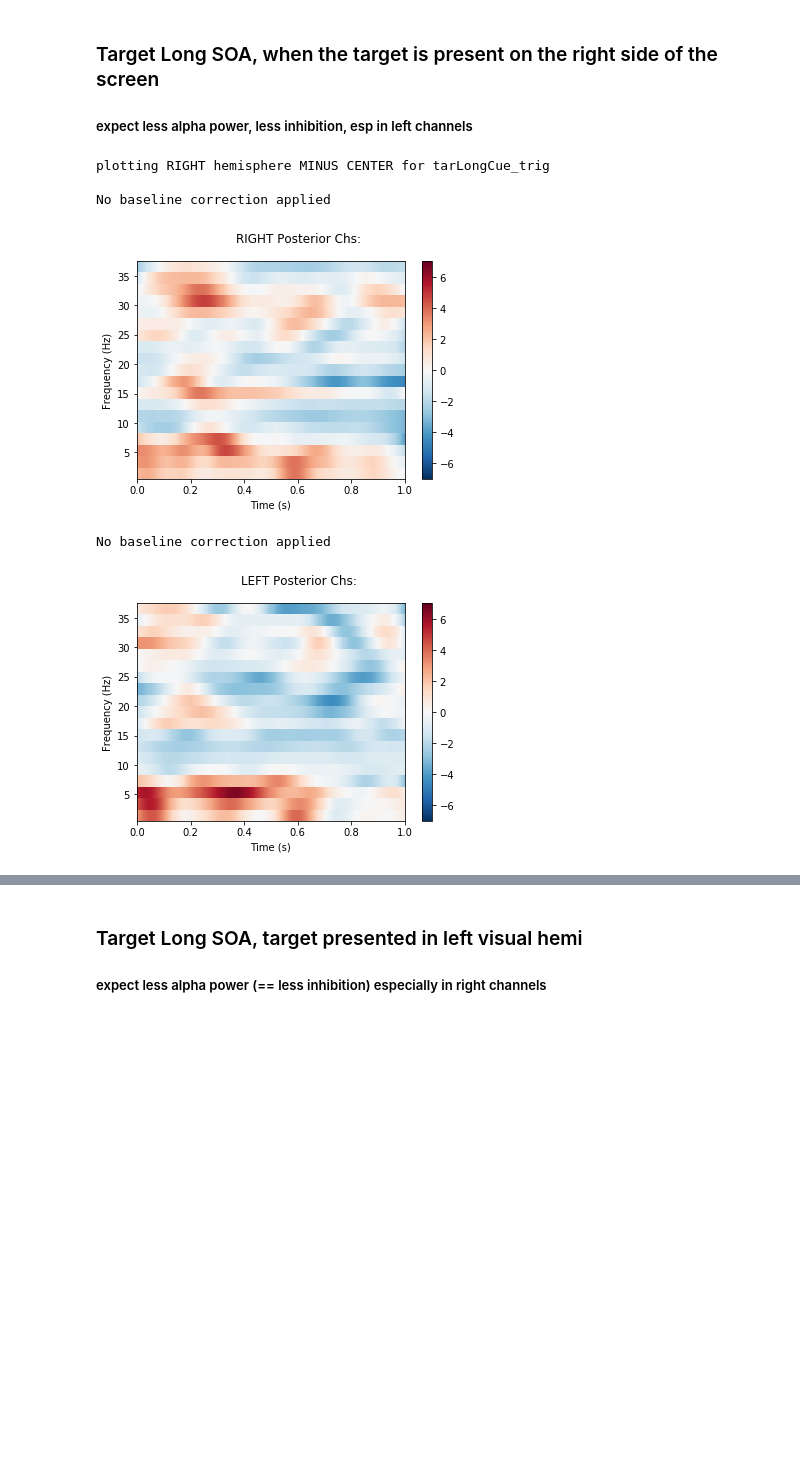
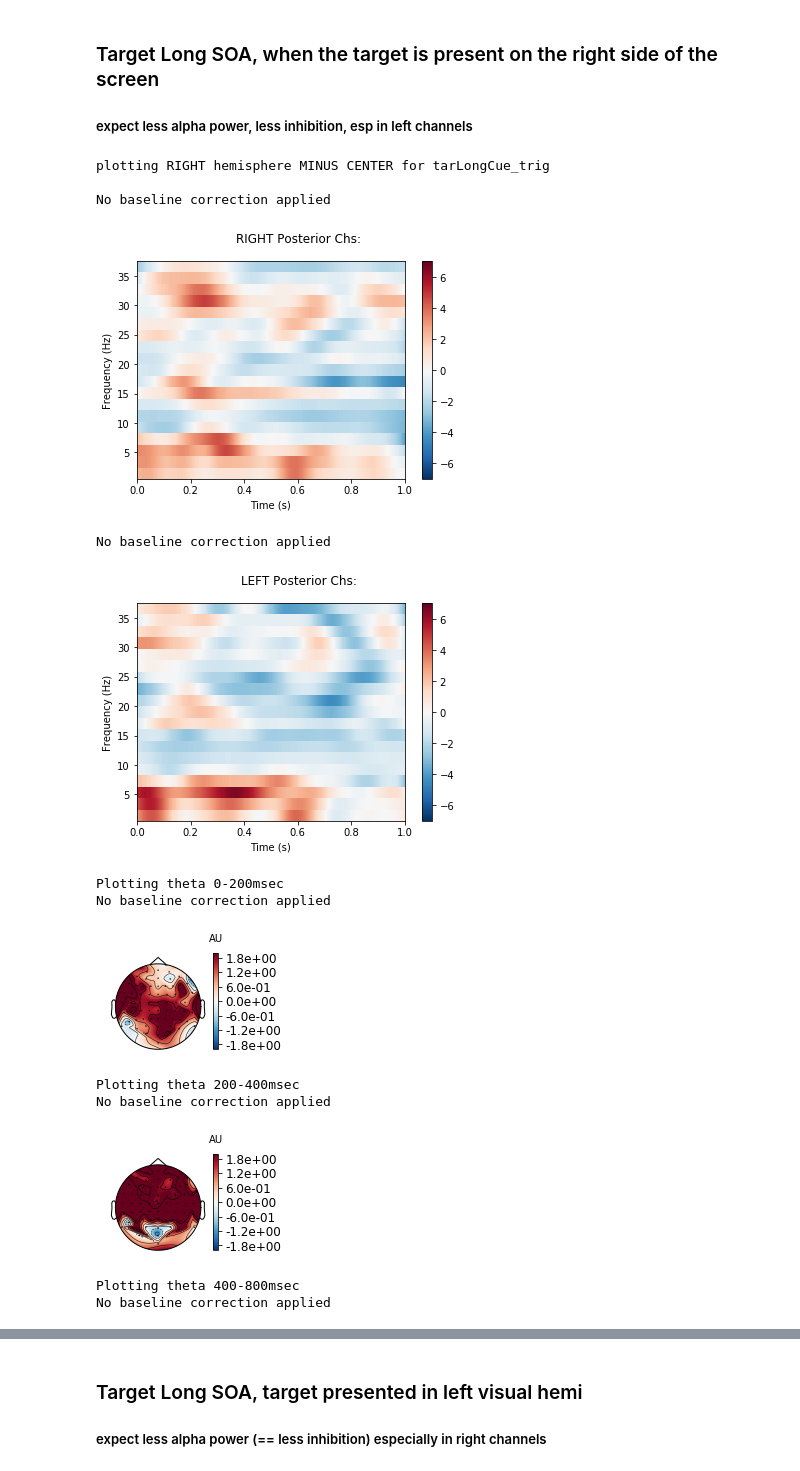
Before and after one commit to HwangLabNeuroCogDynamics/Alpha-Study, a Jupyter notebook: matching_brad/placeholders/alpha_placeholders_sortingHemis.ipynb, the cells around one changed output, grey strips where cells are left out. Drawn from its saved outputs; the diff is of its cells as text; code cells hidden in the pictures; blank space fills up the shorter version.

```diff
--- a/matching_brad/placeholders/alpha_placeholders_sortingHemis.ipynb
+++ b/matching_brad/placeholders/alpha_placeholders_sortingHemis.ipynb
@@ -335,16 +335,33 @@ Finished w centers for this cond
 # %%
 cond='tarLongCue_trig'
 ## Contrasting with centrally presented:
 lat=all_subs_Rights[cond]
 center=all_subs_Centers[cond]
 latMinusCenter=lat-center
 print('\n\nplotting RIGHT hemisphere MINUS CENTER for %s\n' %cond)
 latMinusCenter.plot(vmin=-7,vmax=7,tmin=0,tmax=1,picks=rightPost_elecs,title='RIGHT Posterior Chs:').show()
 latMinusCenter.plot(vmin=-7,vmax=7,tmin=0,tmax=1,picks=leftPost_elecs,title='LEFT Posterior Chs:').show()
+
+print('Plotting theta 0-200msec')
+latMinusCenter.plot_topomap(fmin=4,fmax=8,tmin=0,tmax=0.2,vmin=-2,vmax=2)
+print('Plotting theta 200-400msec')
+latMinusCenter.plot_topomap(fmin=4,fmax=8,tmin=0.2,tmax=0.4,vmin=-2,vmax=2)
+print('Plotting theta 400-800msec')
+latMinusCenter.plot_topomap(fmin=4,fmax=8,tmin=0.4,tmax=0.8,vmin=-2,vmax=2)
+print('Plotting theta 800-1000msec')
+latMinusCenter.plot_topomap(fmin=4,fmax=8,tmin=0.8,tmax=1,vmin=-2,vmax=2)
 # %% [output]
 plotting RIGHT hemisphere MINUS CENTER for tarLongCue_trig
 
 No baseline correction applied
 [figure]
 No baseline correction applied
 [figure]
+Plotting theta 0-200msec
+No baseline correction applied
+[figure, added]
+Plotting theta 200-400msec
+No baseline correction applied
+[figure, added]
+Plotting theta 400-800msec
+No baseline correction applied
```
Also changed, not shown: parts of 5 cells of this notebook.
